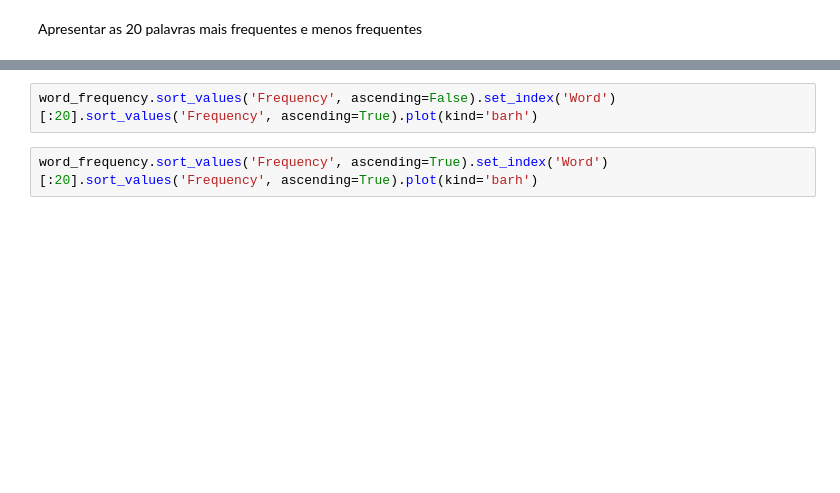
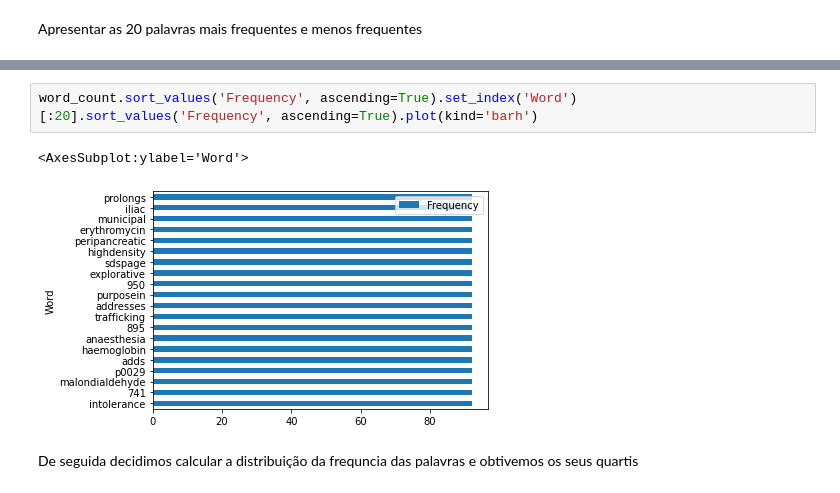
Before and after one commit to simaogoncalves10/projeto_aa2, a Jupyter notebook: data_exploration.ipynb, the cells around one changed output, grey strips where cells are left out. Drawn from its saved outputs; the diff is of its cells as text; blank space fills up the shorter version.

```diff
--- a/data_exploration.ipynb
+++ b/data_exploration.ipynb
@@ -59,4 +192,7 @@ Apresentar as 20 palavras mais frequentes e menos frequentes
 # %%
-word_frequency.sort_values('Frequency', ascending=False).set_index('Word')[:20].sort_values('Frequency', ascending=True).plot(kind='barh')
+word_count.sort_values('Frequency', ascending=True).set_index('Word')[:20].sort_values('Frequency', ascending=True).plot(kind='barh')
+# %% [output]
+<AxesSubplot:ylabel='Word'>
+[figure, added]
-# %%
-word_frequency.sort_values('Frequency', ascending=True).set_index('Word')[:20].sort_values('Frequency', ascending=True).plot(kind='barh')
+# %% [markdown]
+De seguida decidimos calcular a distribuição da frequncia das palavras e obtivemos os seus quartis
```
Also changed, not shown: parts of 29 cells of this notebook.
